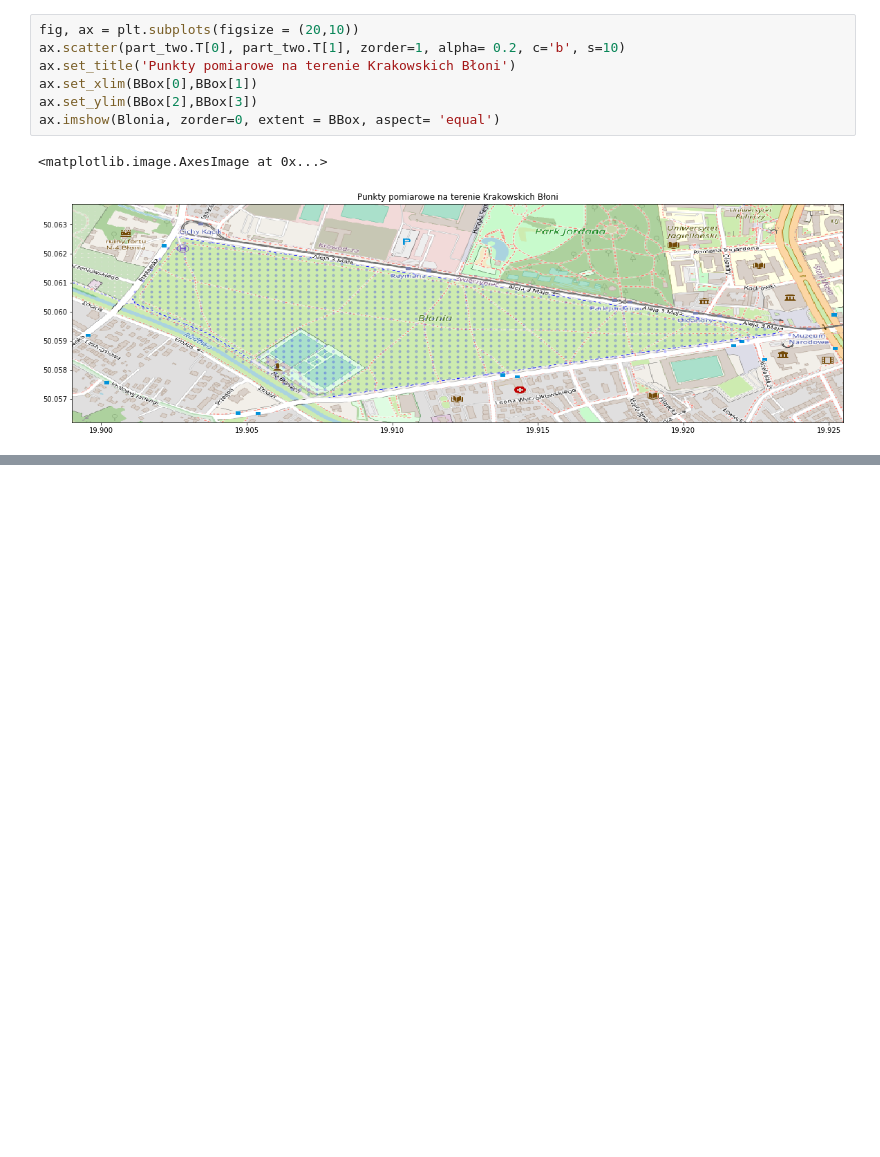
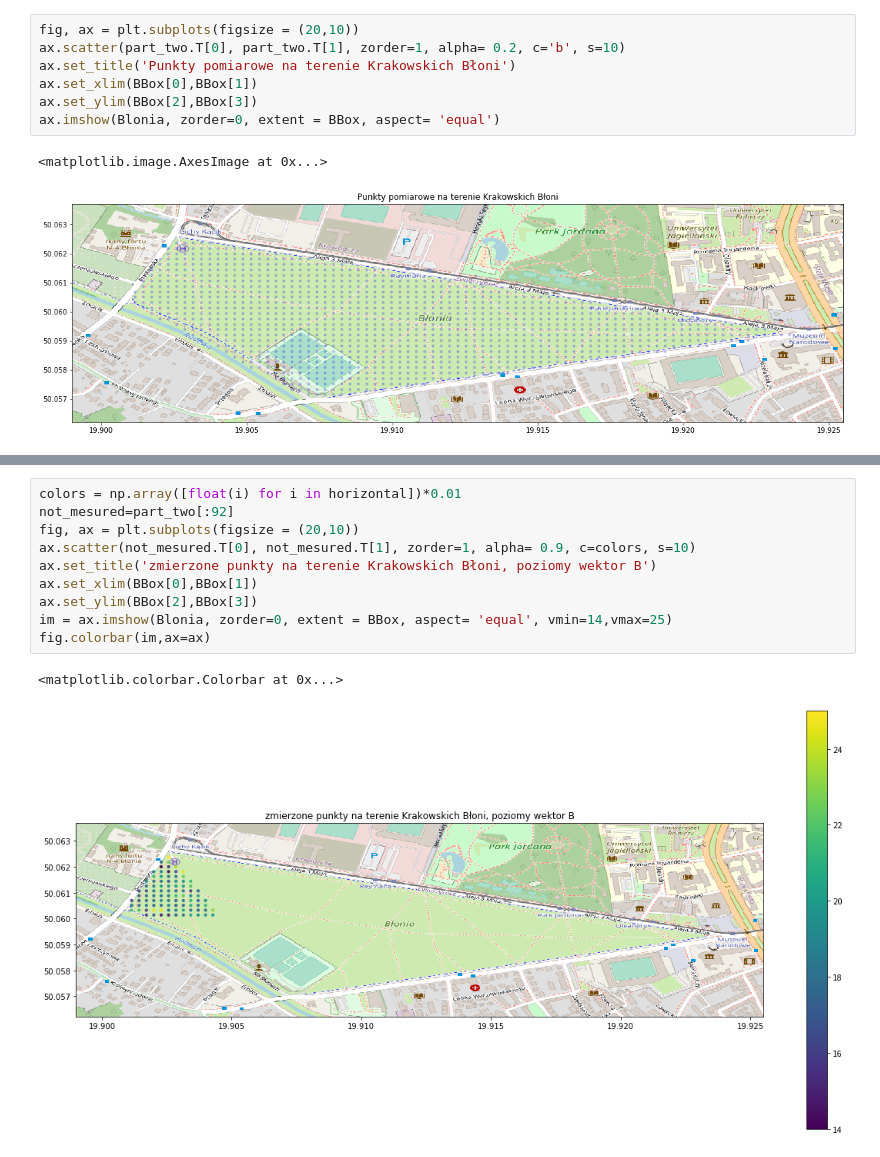
Before and after one commit to JTMalczewski/Magnetic_Data, a Jupyter notebook: ste_point_2.ipynb, the cells around one changed output, grey strips where cells are left out. Saved outputs shown, nothing was run; the diff lists cells and outputs as text; blank space fills up the shorter version.

```diff
--- a/ste_point_2.ipynb
+++ b/ste_point_2.ipynb
@@ -147,0 +195,13 @@ ax.imshow(Blonia, zorder=0, extent = BBox, aspect= 'equal')
+# %%
+colors = np.array([float(i) for i in horizontal])*0.01
+not_mesured=part_two[:92]
+fig, ax = plt.subplots(figsize = (20,10))
+ax.scatter(not_mesured.T[0], not_mesured.T[1], zorder=1, alpha= 0.9, c=colors, s=10)
+ax.set_title('zmierzone punkty na terenie Krakowskich Błoni, poziomy wektor B')
+ax.set_xlim(BBox[0],BBox[1])
+ax.set_ylim(BBox[2],BBox[3])
+im = ax.imshow(Blonia, zorder=0, extent = BBox, aspect= 'equal', vmin=14,vmax=25)
+fig.colorbar(im,ax=ax)
+# %% [output]
+<matplotlib.colorbar.Colorbar at 0x...>
+[figure, added]
```
Also changed, not shown: parts of 6 cells of this notebook, 10 other files.
